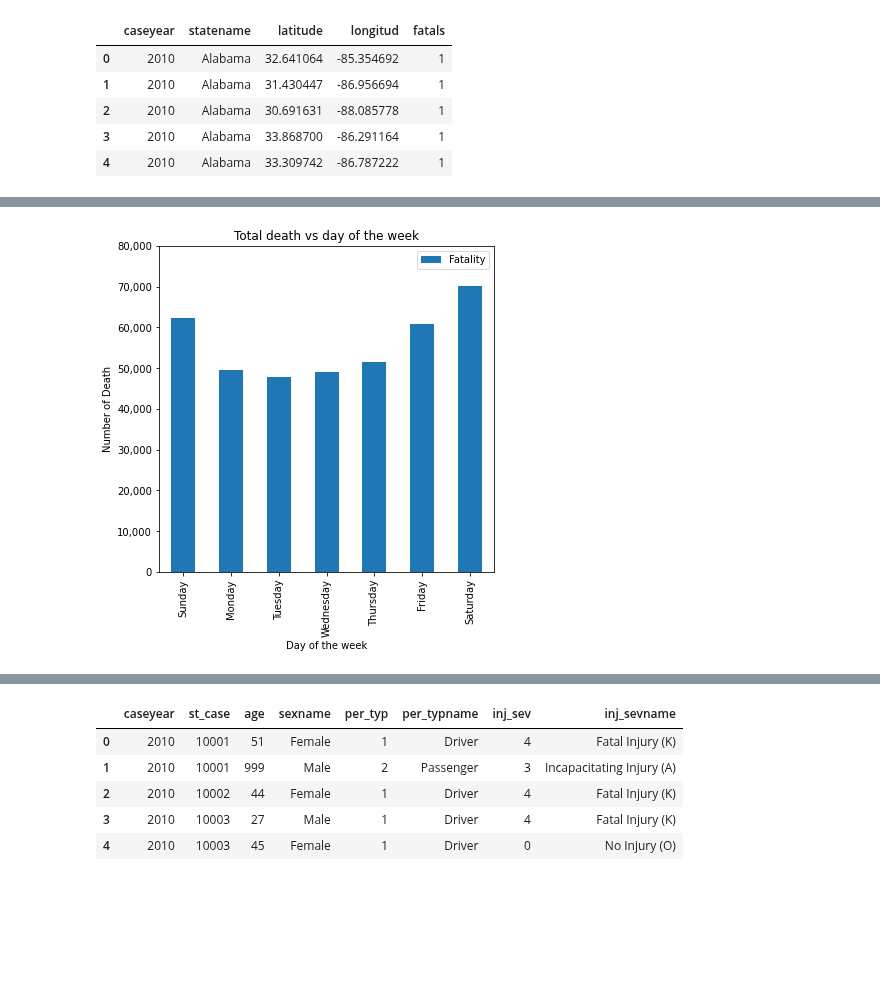
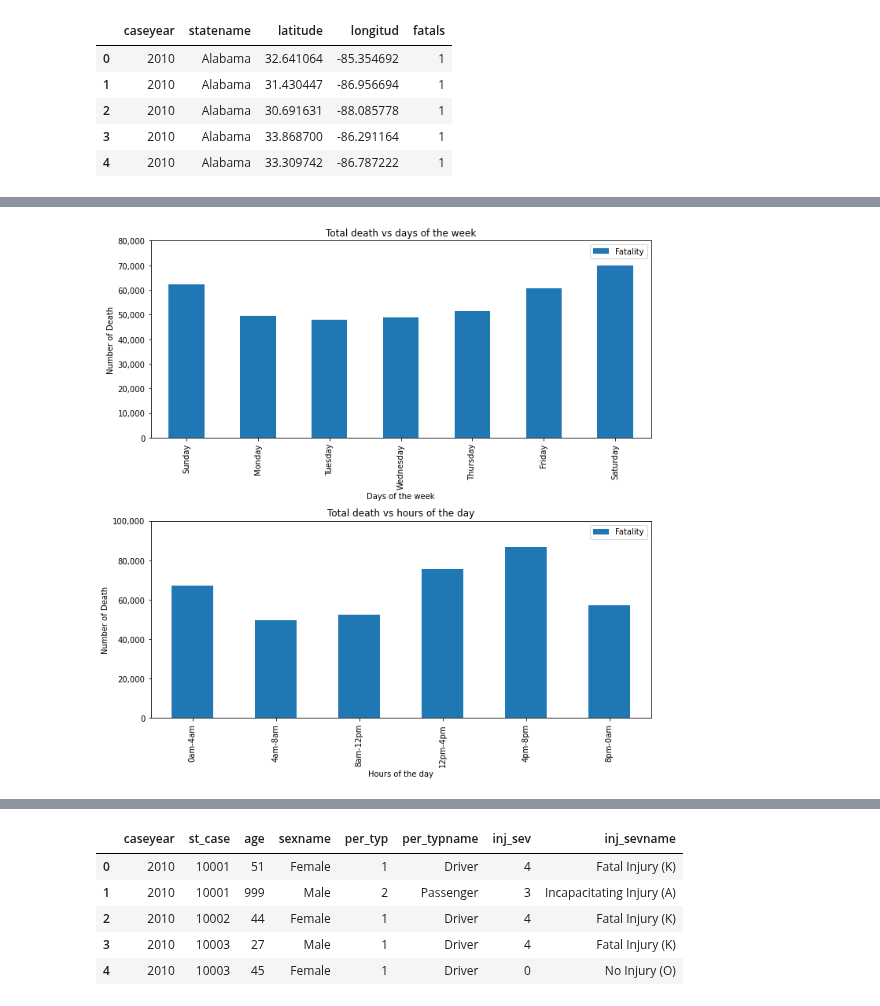
Before and after one commit to MZt92-ui/Project-1-Group-3, a Jupyter notebook: car_crash/data_analyse.ipynb, the cells around one changed output, grey strips where cells are left out. Drawn from its saved outputs; the diff is of its cells as text; code cells hidden in the pictures; blank space fills up the shorter version.

```diff
--- a/car_crash/data_analyse.ipynb
+++ b/car_crash/data_analyse.ipynb
@@ -174,6 +146,6 @@ fig
 [interactive output not drawn]
 # %%
 #analyse fatality per causes
-cause_df = fatality[['caseyear','statename','lgt_condname','drunk_dr','fatals','day_weekname','day_week','st_case']]
+cause_df = fatality[['caseyear','statename','lgt_condname','drunk_dr','fatals','day_weekname','day_week','st_case','hour']]
 cause_df.head()
 # %% [output]
@@ -230,19 +209,42 @@ See the caveats in the documentation: https://pandas.pydata.org/pandas-docs/stab
 # %%
-#fatility vs day in week
+#fatility vs day in week &  hours in day
 #week date list
 day_map = cause_df[['day_week','day_weekname']].drop_duplicates()
 #aggregate data per weekdate
 day_of_week_df = cause_df.sort_values('day_week',ascending=True)
 day_of_week_df=day_of_week_df.groupby('day_weekname').sum()['fatals'].reset_index()
 day_of_week_df=day_of_week_df.merge(day_map,on='day_weekname').sort_values('day_week',ascending=True)
 del day_of_week_df['day_week']
 day_of_week_df.set_index('day_weekname',inplace=True)
-p = day_of_week_df.plot.bar(figsize =(6,6),title='Total death vs day of the week')
-p.set_xlabel ('Day of the week')
-p.set_ylabel ('Number of Death')
-p.yaxis.set_major_formatter(mpl.ticker.StrMethodFormatter('{x:,.0f}'))
-p.legend(['Fatality'])
-p.set_ylim(0,80000)
-p.figure.savefig('Output/days_of_week_fatals.png',bbox_inches='tight')
+
+#hour in date data
+bin = [-1,4,8,12,16,20,24]
+label=['0am-4am','4am-8am','8am-12pm','12pm-4pm','4pm-8pm','8pm-0am']
+hour_df=cause_df.sort_values('hour',ascending=True)
+hour_df['hour_category']=pd.cut(cause_df['hour'],bins=bin,labels=label)
+hour_df = hour_df.groupby('hour_category').sum()['fatals'].reset_index()
+hour_df.set_index('hour_category',inplace=True)
+
+
+#plot data
+fig, (p1,p2) = plt.subplots(2,figsize=(10, 10))
+#plot days
+day_of_week_df.plot.bar(ax=p1,title='Total death vs days of the week')
+p1.set_xlabel ('Days of the week')
+p1.set_ylabel ('Number of Death')
+p1.yaxis.set_major_formatter(mpl.ticker.StrMethodFormatter('{x:,.0f}'))
+p1.legend(['Fatality'])
+p1.set_ylim(0,80000)
+plt.tight_layout()
+#plot hours
+hour_df.plot.bar(ax=p2,title='Total death vs hours of the day')
+p2.set_xlabel ('Hours of the day')
+p2.set_ylabel ('Number of Death')
+p2.yaxis.set_major_formatter(mpl.ticker.StrMethodFormatter('{x:,.0f}'))
+p2.legend(['Fatality'])
+p2.set_ylim(0,100000)
+plt.tight_layout()
+#save picture
+p2.figure.savefig('Output/day_hour_fatals.png',bbox_inches='tight')
 # %% [output]
-[figure, old version]
+[figure, new version]
```
Also changed, not shown: parts of 11 cells of this notebook, 14 other files.
